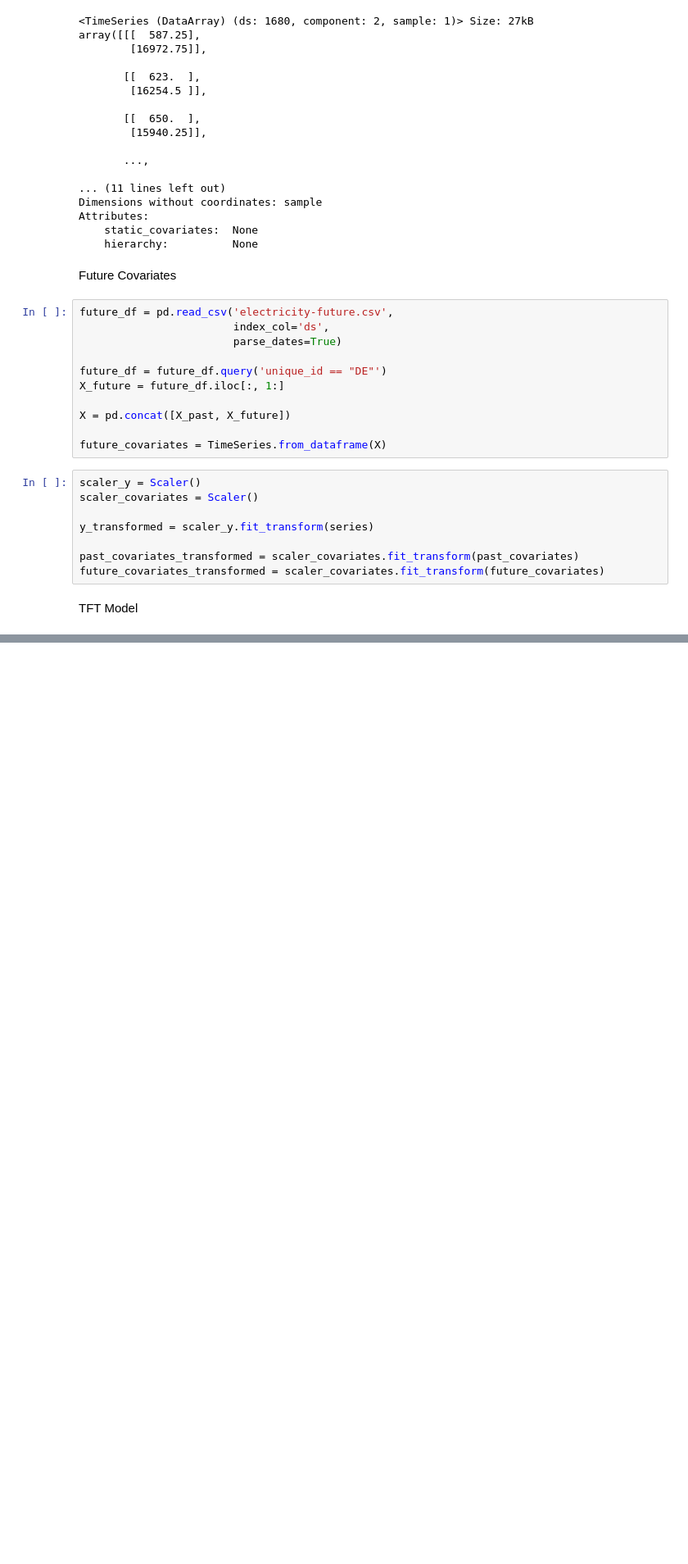
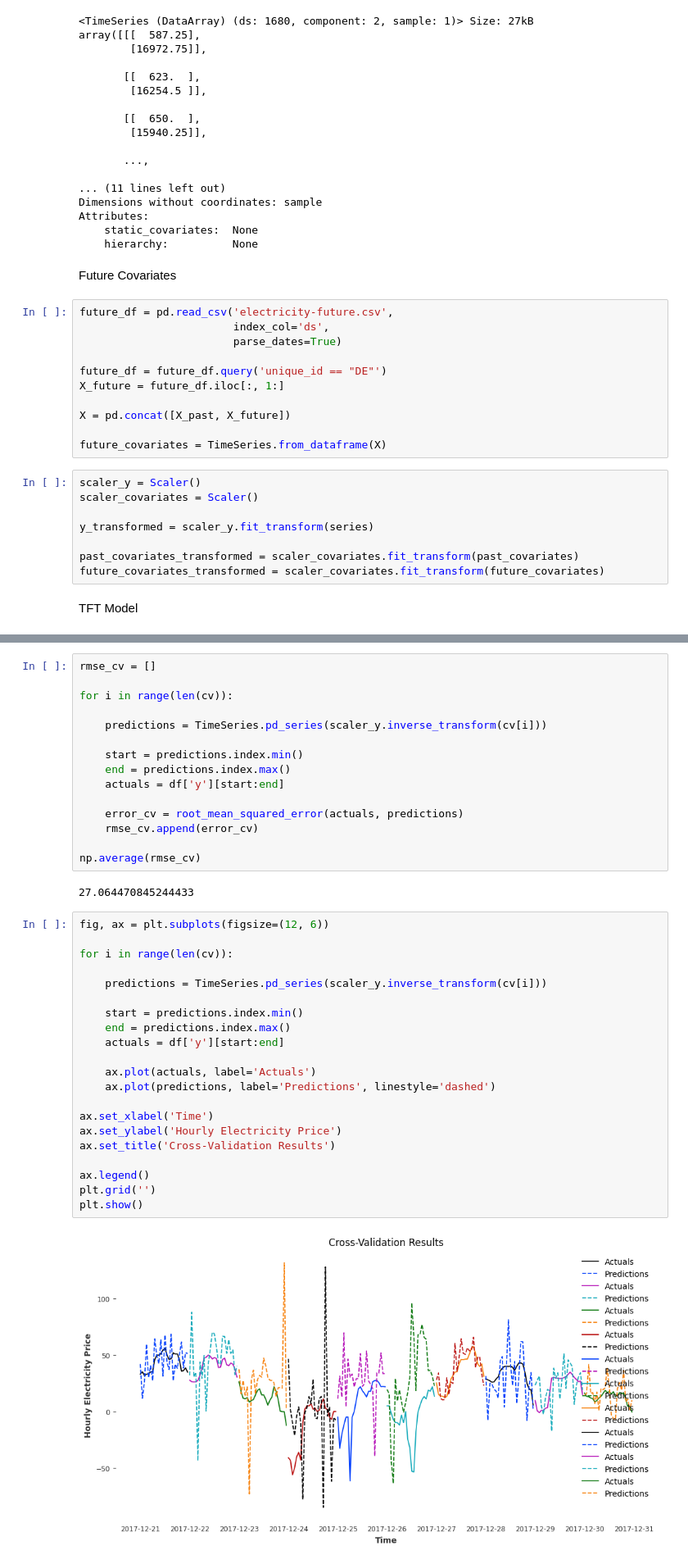
Before and after one commit to salgadosp/time_series, a Jupyter notebook: tft/tft.ipynb, the cells around one changed output, grey strips where cells are left out. Shown: that part at 82% size. Saved outputs shown, nothing was run; the diff lists cells and outputs as text; blank space fills up the shorter version.

```diff
--- a/tft/tft.ipynb
+++ b/tft/tft.ipynb
@@ -160,0 +280,40 @@ model.fit(
+# %%
+rmse_cv = []
+
+for i in range(len(cv)):
+
+    predictions = TimeSeries.pd_series(scaler_y.inverse_transform(cv[i]))
+
+    start = predictions.index.min()
+    end = predictions.index.max()
+    actuals = df['y'][start:end]
+
+    error_cv = root_mean_squared_error(actuals, predictions)
+    rmse_cv.append(error_cv)
+
+np.average(rmse_cv)
+# %% [output]
+27.064470845244433
+# %%
+fig, ax = plt.subplots(figsize=(12, 6))
+
+for i in range(len(cv)):
+
+    predictions = TimeSeries.pd_series(scaler_y.inverse_transform(cv[i]))
+
+    start = predictions.index.min()
+    end = predictions.index.max()
+    actuals = df['y'][start:end]
+
+    ax.plot(actuals, label='Actuals')
+    ax.plot(predictions, label='Predictions', linestyle='dashed')
+
+ax.set_xlabel('Time')
+ax.set_ylabel('Hourly Electricity Price')
+ax.set_title('Cross-Validation Results')
+
+ax.legend()
+plt.grid('')
+plt.show()
+# %% [output]
+[figure, added]
```
Also changed, not shown: parts of 3 cells of this notebook.
